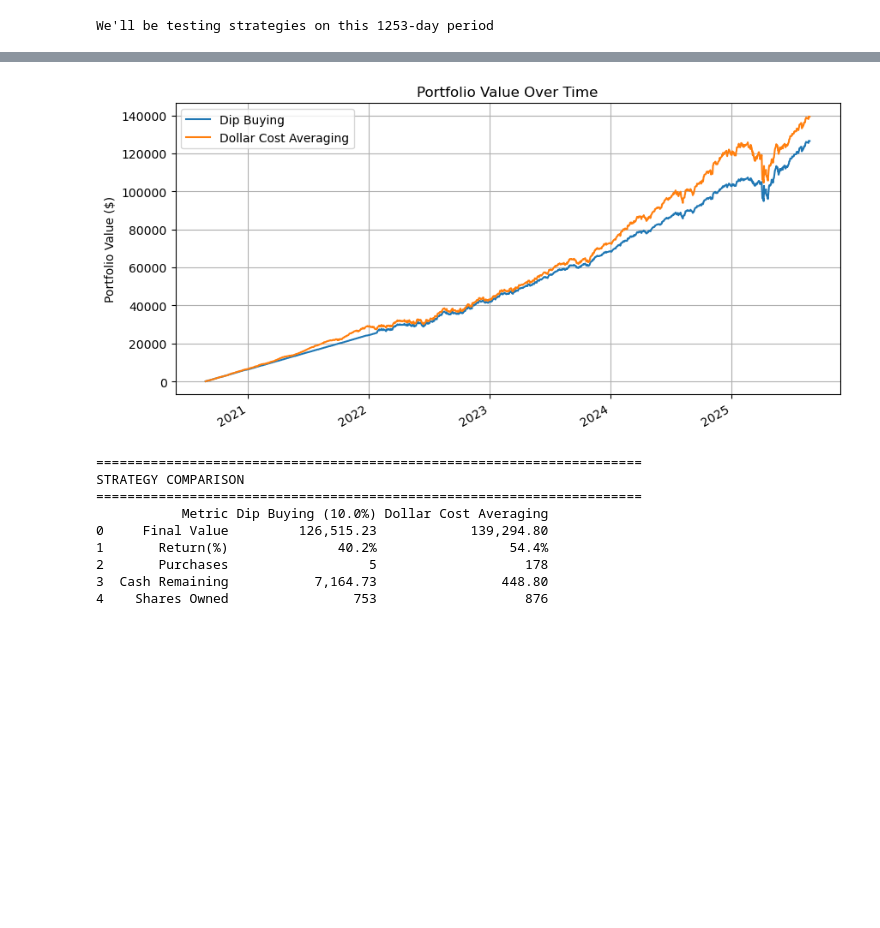
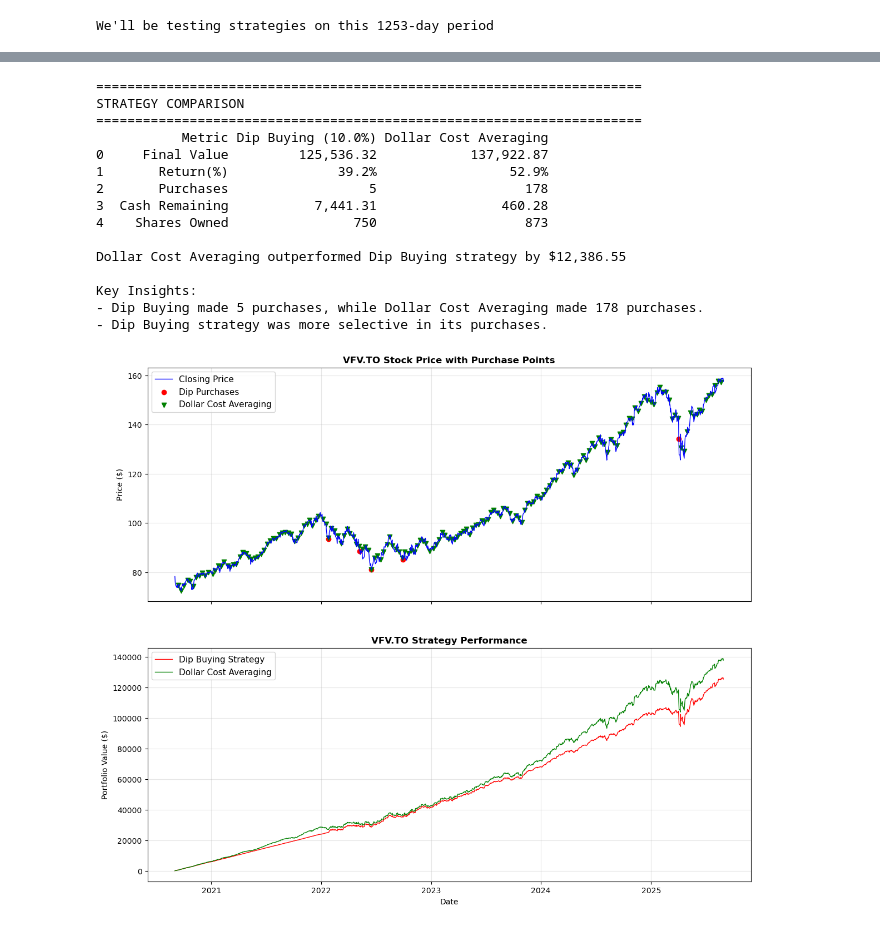
Before and after one commit to Lippmant/Simple-backtesting-trade-strategies, a Jupyter notebook: 1.Buying_the_dip.ipynb, the cells around one changed output, grey strips where cells are left out. Saved outputs shown, nothing was run; the diff lists cells and outputs as text; code cells hidden in the pictures; blank space fills up the shorter version.

```diff
--- a/1.Buying_the_dip.ipynb
+++ b/1.Buying_the_dip.ipynb
@@ -285,12 +285,3 @@ Profit: $49,078.80 (54.4%)
-# %%
-# plotting daily values:
-dip_results['daily_values'].plot(figsize=(10, 5), label="Dip Buying", title="Portfolio Value Over Time", ylabel="Portfolio Value ($)")
-dollar_cost_averaging_results['daily_values'].plot(label="Dollar Cost Averaging")
-plt.grid(True)
-plt.legend()
-plt.show()
-# %% [output]
-[figure, removed]
 # %%
 # Comprare the two Strategies
 print("="*70)
@@ -316,13 +307,64 @@ comparison_data = {
 }
 comparison_df = pd.DataFrame(comparison_data)
 print(comparison_df)
+# Determine the Winner
+difference = dip_results['final_value'] - dollar_cost_averaging_results['final_value']
+if difference > 0:
+    print(f"\nDip Buying strategy outperformed Dollar Cost Averaging by ${difference:,.2f}")
+elif difference < 0:
+    print(f"\nDollar Cost Averaging outperformed Dip Buying strategy by ${-difference:,.2f}")
+else:
+    print("\nBoth strategies performed equally.")
+
+print(f'\nKey Insights:')
+print(f'- Dip Buying made {len(dip_results["transactions"])} purchases, while Dollar Cost Averaging made {len(dollar_cost_averaging_results["transactions"])} purchases.')
+print(f'- Dip Buying strategy was more {"selective" if len(dip_results["transactions"]) < len(dollar_cost_averaging_results["transactions"]) else "frequent"} in its purchases.')
 # %% [output]
 ======================================================================
 STRATEGY COMPARISON
 ======================================================================
            Metric Dip Buying (10.0%) Dollar Cost Averaging
-0     Final Value         126,515.23            139,294.80
-1       Return(%)              40.2%                 54.4%
+0     Final Value         125,536.32            137,922.87
+1       Return(%)              39.2%                 52.9%
 2       Purchases                  5                   178
-3  Cash Remaining           7,164.73                448.80
-4    Shares Owned                753                   876
+3  Cash Remaining           7,441.31                460.28
+4    Shares Owned                750                   873
+
+Dollar Cost Averaging outperformed Dip Buying strategy by $12,386.55
+
+Key Insights:
+- Dip Buying made 5 purchases, while Dollar Cost Averaging made 178 purchases.
+- Dip Buying strategy was more selective in its purchases.
+# %%
+# Visualize Results
+# Creates 2 subplots stacked vertically
+fig, (ax1, ax2) = plt.subplots(2, 1, figsize=(14, 12), sharex=True)
+
+# Plot #1 - creates the pricing graph for the underlying stock
+ax1.plot(data.index, data['Close'], color='blue', label='Closing Price', linewidth=1)
+
+# create markers for purchases strategies
+dip_dates = [tx['Date'] for tx in dip_results['transactions']]
+dip_prices = [tx['Price'] for tx in dip_results['transactions']]
+ax1.scatter(dip_dates, dip_prices, color='red', label='Dip Purchases', marker='o')
+
+dollar_cost_averaging_dates = [tx['Date'] for tx in dollar_cost_averaging_results['transactions']]
+dollar_cost_averaging_prices = [tx['Price'] for tx in dollar_cost_averaging_results['transactions']]
+ax1.scatter(dollar_cost_averaging_dates, dollar_cost_averaging_prices, color='green', label='Dollar Cost Averaging', marker='v')
+
+ax1.set_title(f'{symbol} Stock Price with Purchase Points', fontweight='bold')
+ax1.set_ylabel('Price ($)')
+ax1.legend(fontsize=11)
+ax1.grid(True, alpha=0.3)
+
+# Plot #2 - creates the performance graph for the strategies
+ax2.plot(data.index, dip_results['daily_values'], color='red', label='Dip Buying Strategy', linewidth=1)
+ax2.plot(data.index, dollar_cost_averaging_results['daily_values'], color='green', label='Dollar Cost Averaging', linewidth=1)
+
+ax2.set_title(f'{symbol} Strategy Performance', fontweight='bold')
+ax2.set_ylabel('Portfolio Value ($)')
+ax2.set_xlabel('Date')
+ax2.legend(fontsize=11)
+ax2.grid(True, alpha=0.3)
+# %% [output]
+[figure, added]
```
Also changed, not shown: parts of 5 cells of this notebook.
